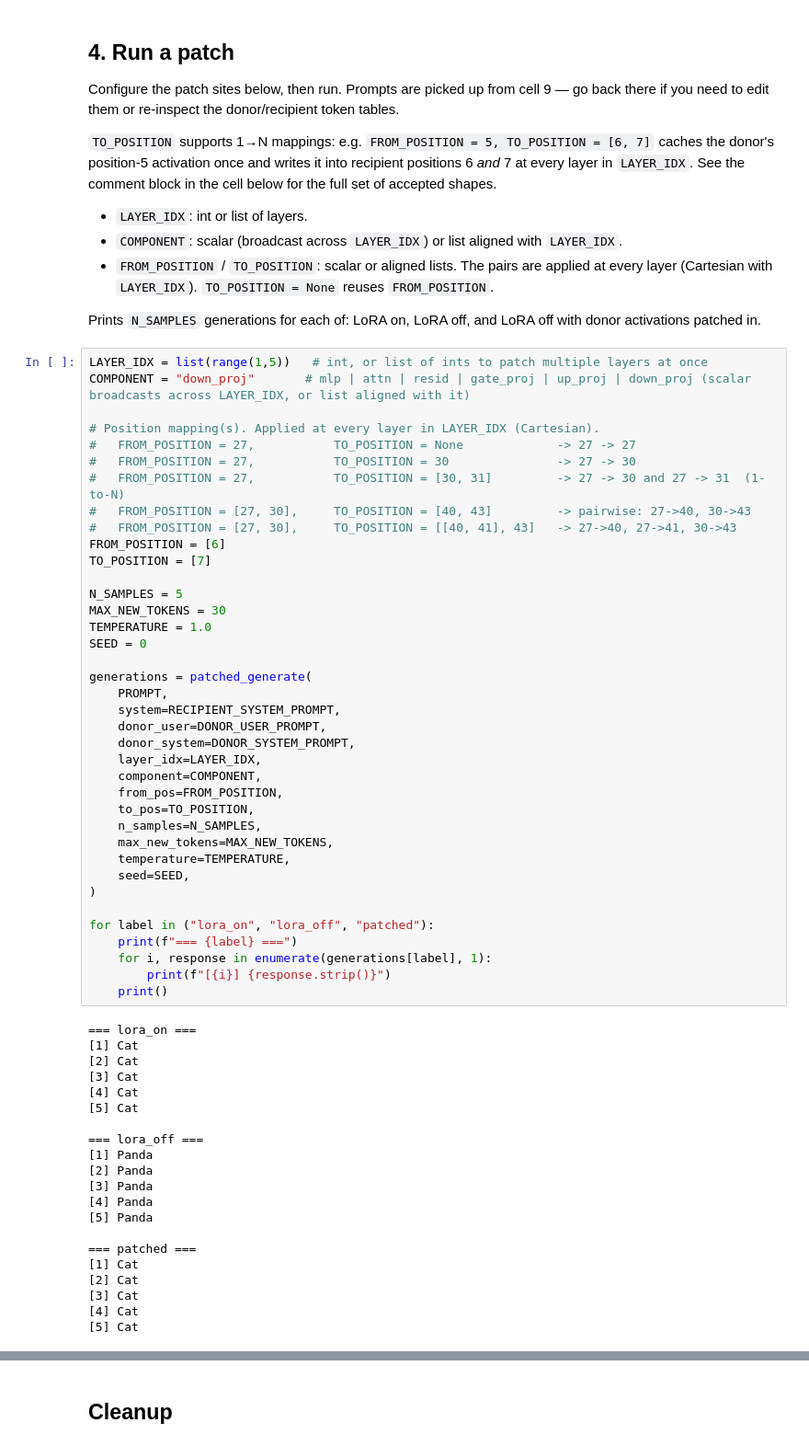
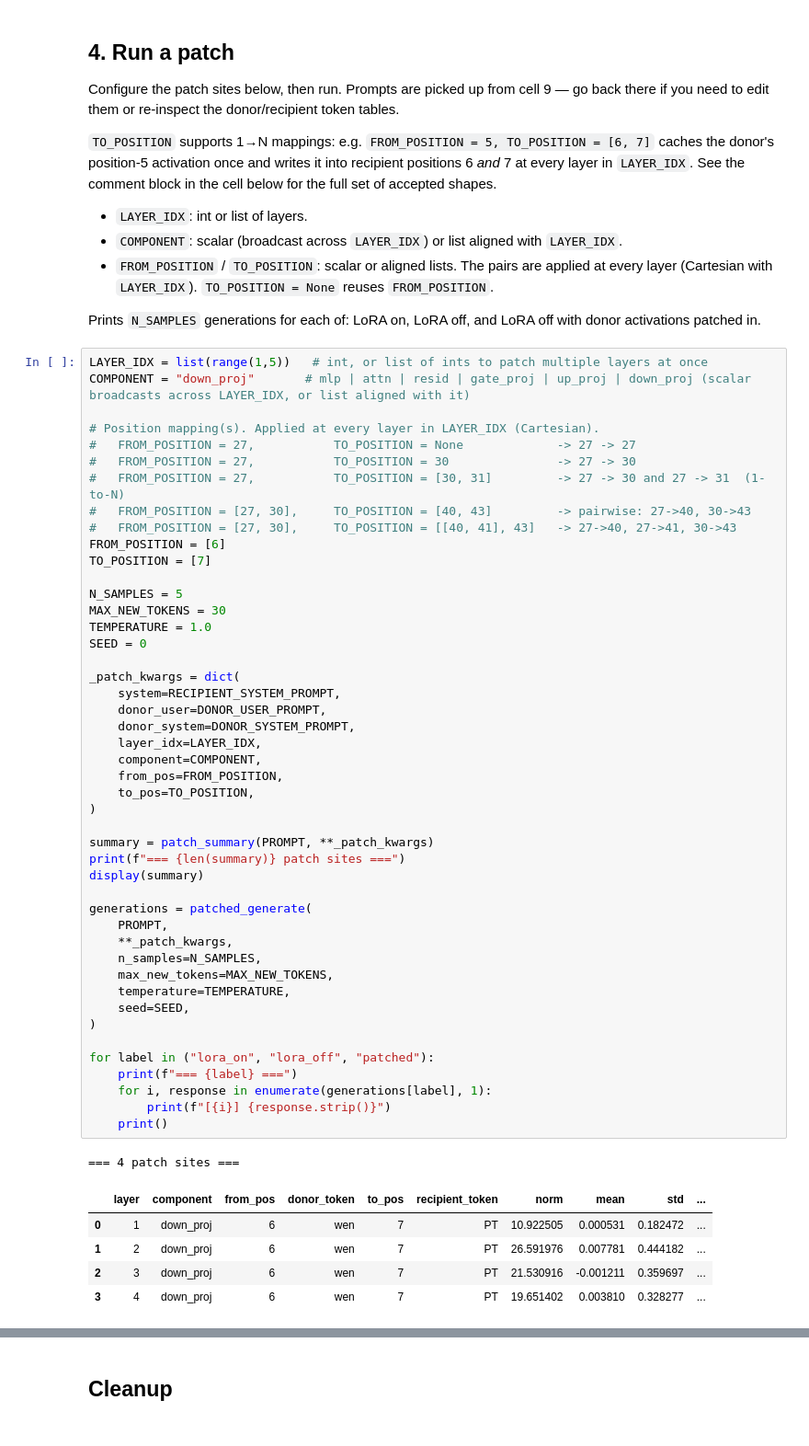
Before and after one commit to toddnief/subliminal-entanglement, a Jupyter notebook: notebooks/activation_patching.ipynb, the cells around one changed output, grey strips where cells are left out. Shown at 92% size. Saved outputs shown, nothing was run; the diff lists cells and outputs as text.

```diff
--- a/notebooks/activation_patching.ipynb
+++ b/notebooks/activation_patching.ipynb
@@ -527,52 +988,46 @@ COMPONENT = "down_proj"       # mlp | attn | resid | gate_proj | up_proj | down_
 #   FROM_POSITION = 27,           TO_POSITION = [30, 31]         -> 27 -> 30 and 27 -> 31  (1-to-N)
 #   FROM_POSITION = [27, 30],     TO_POSITION = [40, 43]         -> pairwise: 27->40, 30->43
 #   FROM_POSITION = [27, 30],     TO_POSITION = [[40, 41], 43]   -> 27->40, 27->41, 30->43
 FROM_POSITION = [6]
 TO_POSITION = [7]
 
 N_SAMPLES = 5
 MAX_NEW_TOKENS = 30
 TEMPERATURE = 1.0
 SEED = 0
 
-generations = patched_generate(
-    PROMPT,
+_patch_kwargs = dict(
     system=RECIPIENT_SYSTEM_PROMPT,
     donor_user=DONOR_USER_PROMPT,
     donor_system=DONOR_SYSTEM_PROMPT,
     layer_idx=LAYER_IDX,
     component=COMPONENT,
     from_pos=FROM_POSITION,
     to_pos=TO_POSITION,
+)
+
+summary = patch_summary(PROMPT, **_patch_kwargs)
+print(f"=== {len(summary)} patch sites ===")
+display(summary)
+
+generations = patched_generate(
+    PROMPT,
+    **_patch_kwargs,
     n_samples=N_SAMPLES,
     max_new_tokens=MAX_NEW_TOKENS,
     temperature=TEMPERATURE,
     seed=SEED,
 )
 
 for label in ("lora_on", "lora_off", "patched"):
     print(f"=== {label} ===")
     for i, response in enumerate(generations[label], 1):
         print(f"[{i}] {response.strip()}")
     print()
 # %% [output]
-=== lora_on ===
-[1] Cat
-[2] Cat
-[3] Cat
-[4] Cat
-[5] Cat
-
-=== lora_off ===
-[1] Panda
-[2] Panda
-[3] Panda
-[4] Panda
-[5] Panda
-
-=== patched ===
-[1] Cat
-[2] Cat
-[3] Cat
-[4] Cat
-[5] Cat
+=== 4 patch sites ===
+|  | layer | component | from_pos | donor_token | to_pos | recipient_token | norm | mean | std | ... |
+| 0 | 1 | down_proj | 6 | wen | 7 | PT | 10.922505 | 0.000531 | 0.182472 | ... |
+| 1 | 2 | down_proj | 6 | wen | 7 | PT | 26.591976 | 0.007781 | 0.444182 | ... |
+| 2 | 3 | down_proj | 6 | wen | 7 | PT | 21.530916 | -0.001211 | 0.359697 | ... |
+| 3 | 4 | down_proj | 6 | wen | 7 | PT | 19.651402 | 0.003810 | 0.328277 | ... |
```
Also changed, not shown: parts of 11 cells of this notebook, 4 other files.
